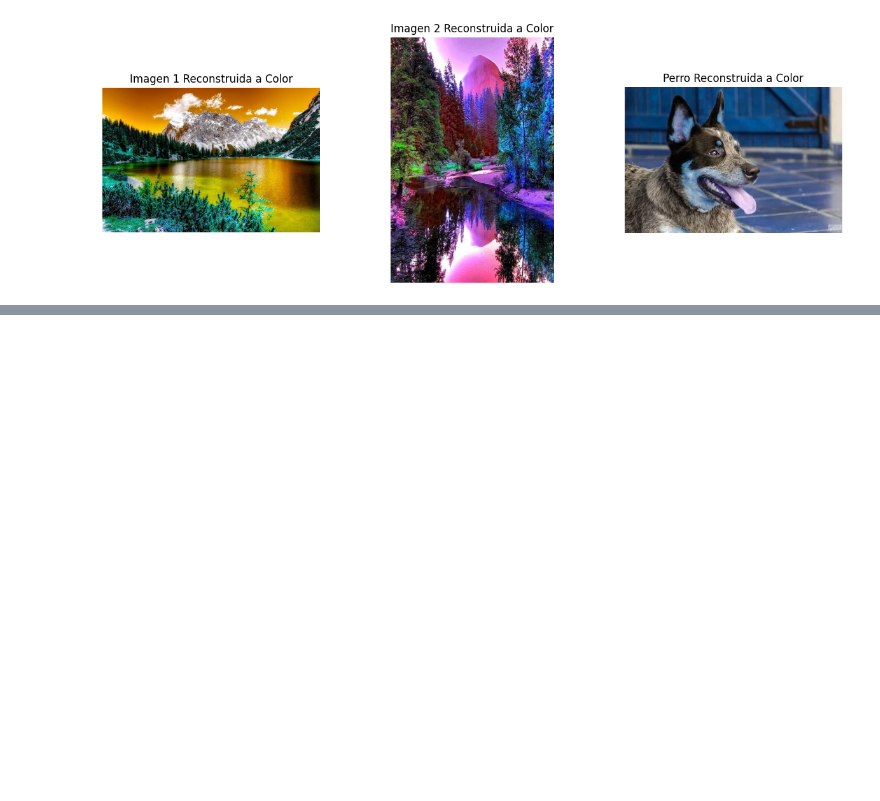
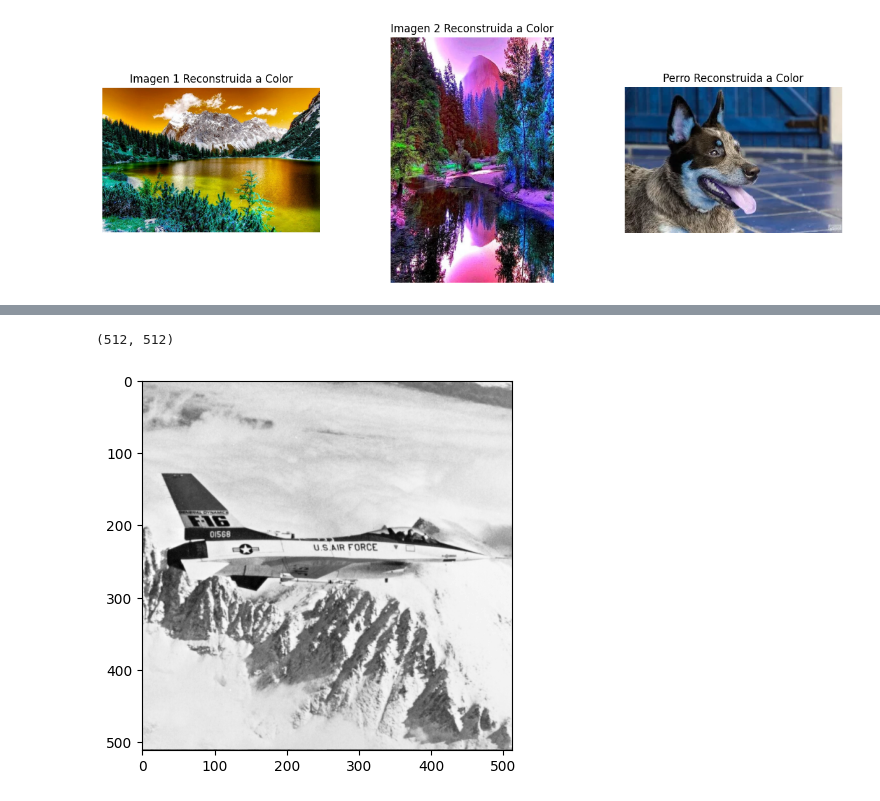
Before and after one commit to lu24is/Laboratorio-txt_mining-image_recognition, a Jupyter notebook: Laboratorio 1/Lab1_08000049.ipynb, the cells around one changed output, grey strips where cells are left out. Drawn from its saved outputs; the diff is of its cells as text; code cells hidden in the pictures; blank space fills up the shorter version.

```diff
--- a/Laboratorio 1/Lab1_08000049.ipynb
+++ b/Laboratorio 1/Lab1_08000049.ipynb
@@ -137,0 +186,10 @@ plt.show()
+# %%
+img3_original = cv2.imread("f16.tiff", cv2.IMREAD_GRAYSCALE) # convertimos la imagen a escala de grises de un canal
+img3_original.shape
+# %% [output]
+(512, 512)
+# %%
+plt.imshow(img3_original, cmap="gray")
+plt.show()
+# %% [output]
+[figure, added]
```
Also changed, not shown: parts of 9 cells of this notebook, 4 other files.
